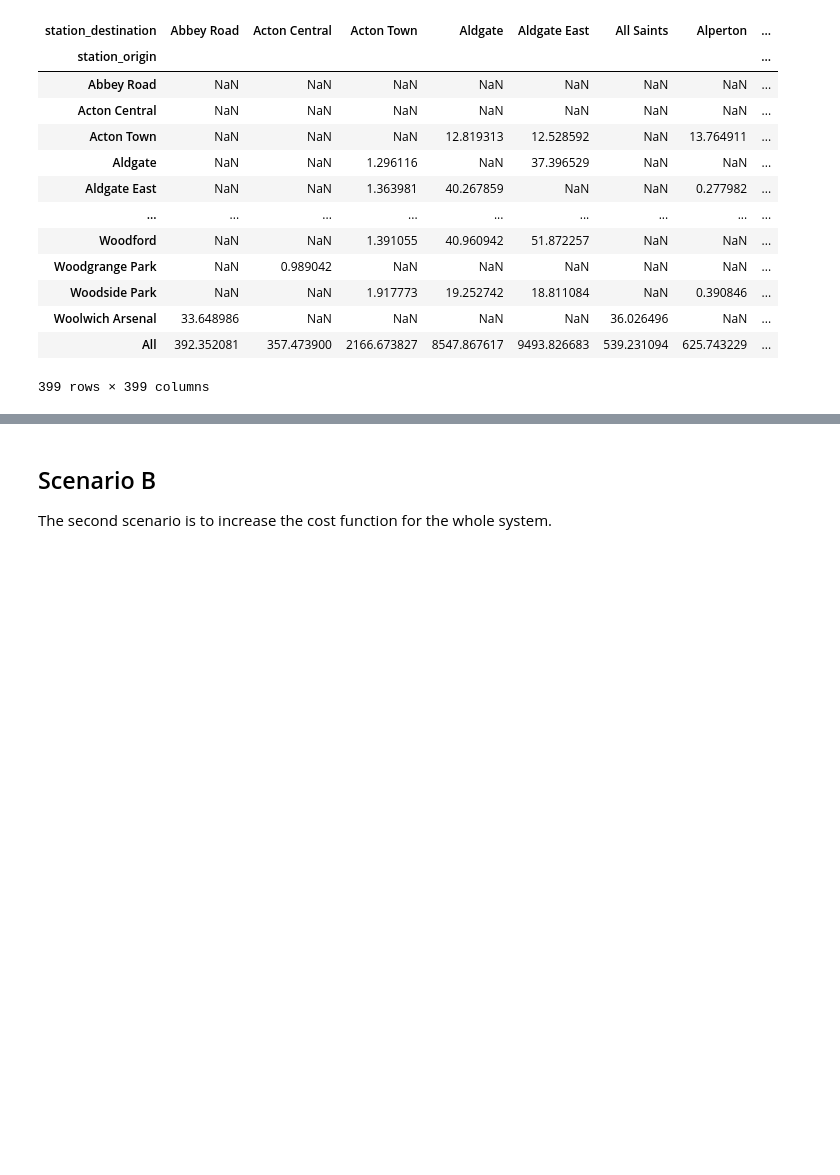
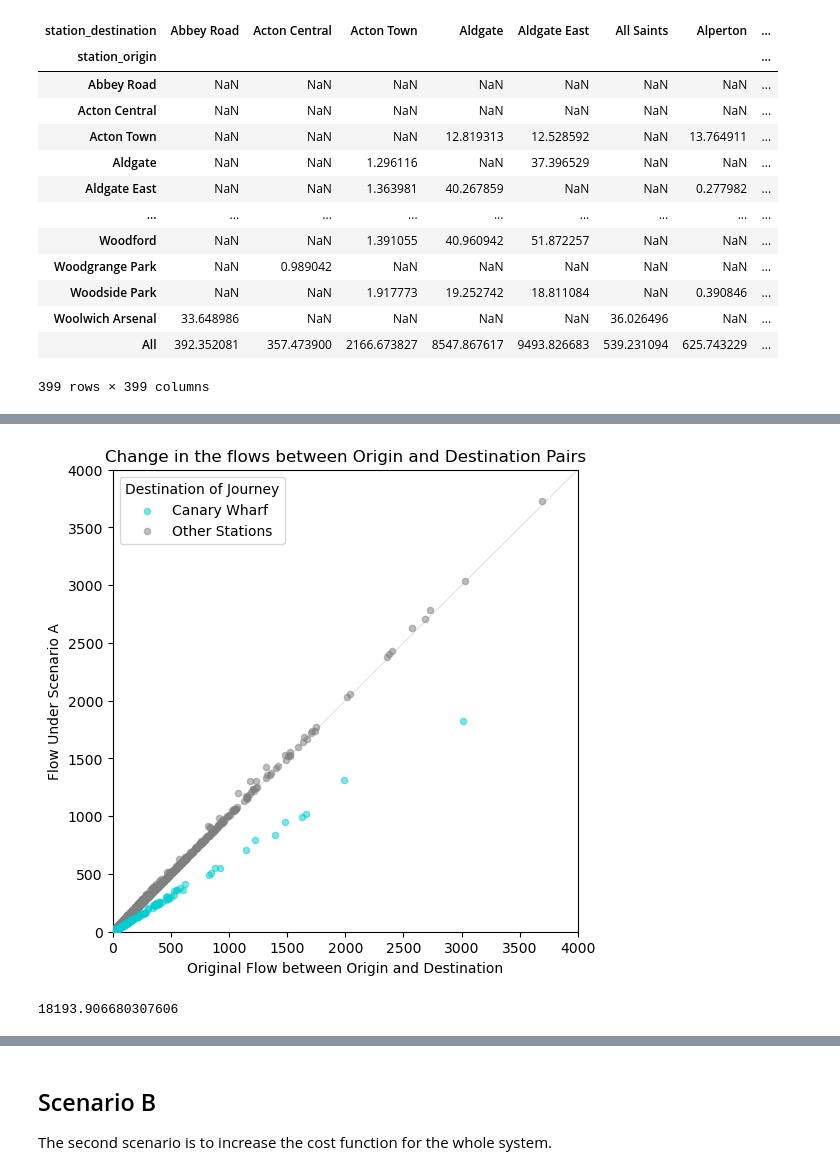
Before and after one commit to sokimura39/Urban_Simulation_Report, a Jupyter notebook: 02_spatial_interaction.ipynb, the cells around one changed output, grey strips where cells are left out. Saved outputs shown, nothing was run; the diff lists cells and outputs as text; code cells hidden in the pictures; blank space fills up the shorter version.

```diff
--- a/02_spatial_interaction.ipynb
+++ b/02_spatial_interaction.ipynb
@@ -860,0 +901,61 @@ comparison_scenarioA.sort_values(by = 'difference')
+# %%
+# plot change of individual flows
+
+# initialise plot
+fig, ax = plt.subplots(1, 1, figsize = (6, 6))
+
+# plot line for x = y
+ax.plot(
+    [-1000, 10000],
+    [-1000, 10000],
+    color = 'lightgray',
+    lw = 0.5,
+    zorder = 1
+)
+
+# histogram for Canary Wharf
+od_df_scenarioA[od_df_scenarioA['station_destination'] == 'Canary Wharf'].plot(
+    x = 'flow_pred_model2o_value',
+    y = 'flow_pred_scenarioA',
+    color = 'darkturquoise',
+    alpha = 0.5,
+    ax = ax,
+    kind = 'scatter',
+    label = 'Canary Wharf',
+    zorder = 10
+)
+
+# histogram for other stations
+od_df_scenarioA[od_df_scenarioA['station_destination'] != 'Canary Wharf'].plot(
+    x = 'flow_pred_model2o_value',
+    y = 'flow_pred_scenarioA',
+    color = 'gray',
+    alpha = 0.5,
+    ax = ax,
+    kind = 'scatter',
+    label = 'Other Stations',
+    zorder = 3
+)
+
+# show legend
+ax.legend(title = 'Destination of Journey')
+
+# set limits
+ax.set_xlim([0, 4000])
+ax.set_ylim([0, 4000])
+
+# set axis legend
+ax.set_xlabel('Original Flow between Origin and Destination')
+ax.set_ylabel('Flow Under Scenario A')
+
+# title
+ax.set_title('Change in the flows between Origin and Destination Pairs')
+
+plt.savefig('documents/img/OD_change_scenarioA', bbox_inches = 'tight')
+# %% [output]
+[figure, added]
+# %%
+# calculate the difference in flows
+od_df_scenarioA['difference_scenarioA'].abs().sum() / 2
+# %% [output]
+18193.906680307606
```
Also changed, not shown: parts of 21 cells of this notebook, 6 other files.
